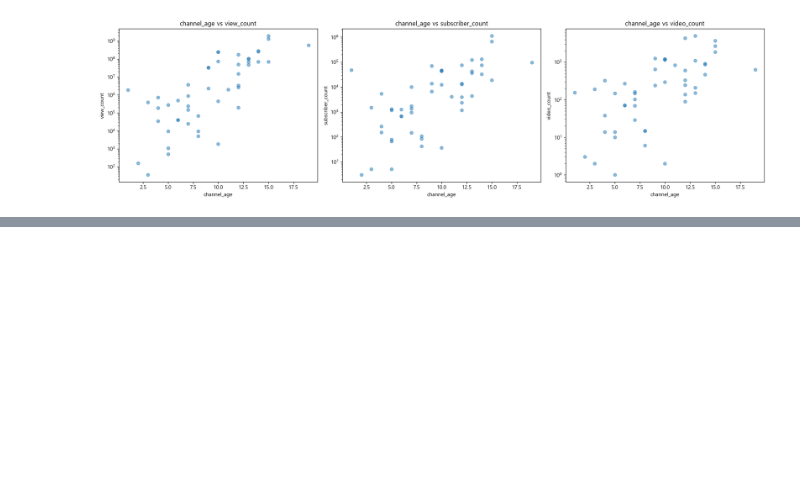
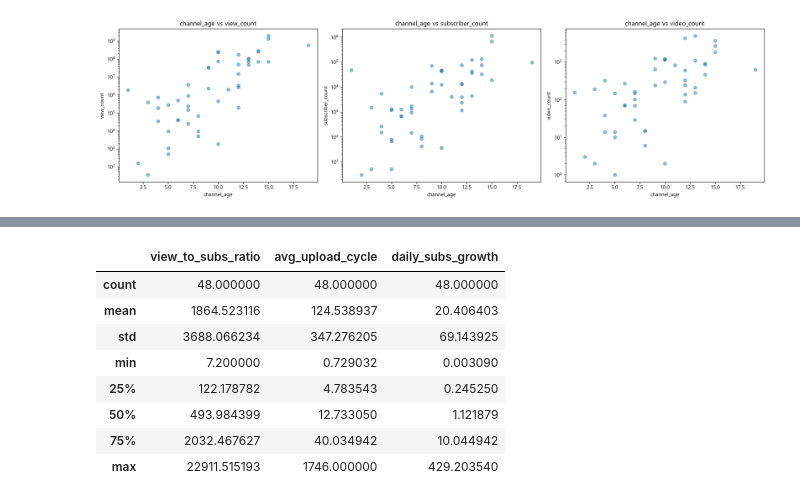
Before and after one commit to hanalo26/final_project, a Jupyter notebook: works/Haeun/02.IT-CompanyList_basic-stats.ipynb, the cells around one changed output, grey strips where cells are left out. Saved outputs shown, nothing was run; the diff lists cells and outputs as text; code cells hidden in the pictures; blank space fills up the shorter version.

```diff
--- a/works/Haeun/02.IT-CompanyList_basic-stats.ipynb
+++ b/works/Haeun/02.IT-CompanyList_basic-stats.ipynb
@@ -323,0 +395,14 @@ plt.show()
+# %%
+df_channel_IT_ststs_clean[
+    ['view_to_subs_ratio', 'avg_upload_cycle', 'daily_subs_growth']
+].describe()
+# %% [output]
+|  | view_to_subs_ratio | avg_upload_cycle | daily_subs_growth |
+| count | 48.000000 | 48.000000 | 48.000000 |
+| mean | 1864.523116 | 124.538937 | 20.406403 |
+| std | 3688.066234 | 347.276205 | 69.143925 |
+| min | 7.200000 | 0.729032 | 0.003090 |
+| 25% | 122.178782 | 4.783543 | 0.245250 |
+| 50% | 493.984399 | 12.733050 | 1.121879 |
+| 75% | 2032.467627 | 40.034942 | 10.044942 |
+| max | 22911.515193 | 1746.000000 | 429.203540 |
```
Also changed, not shown: parts of 11 cells of this notebook, 1 other file.
